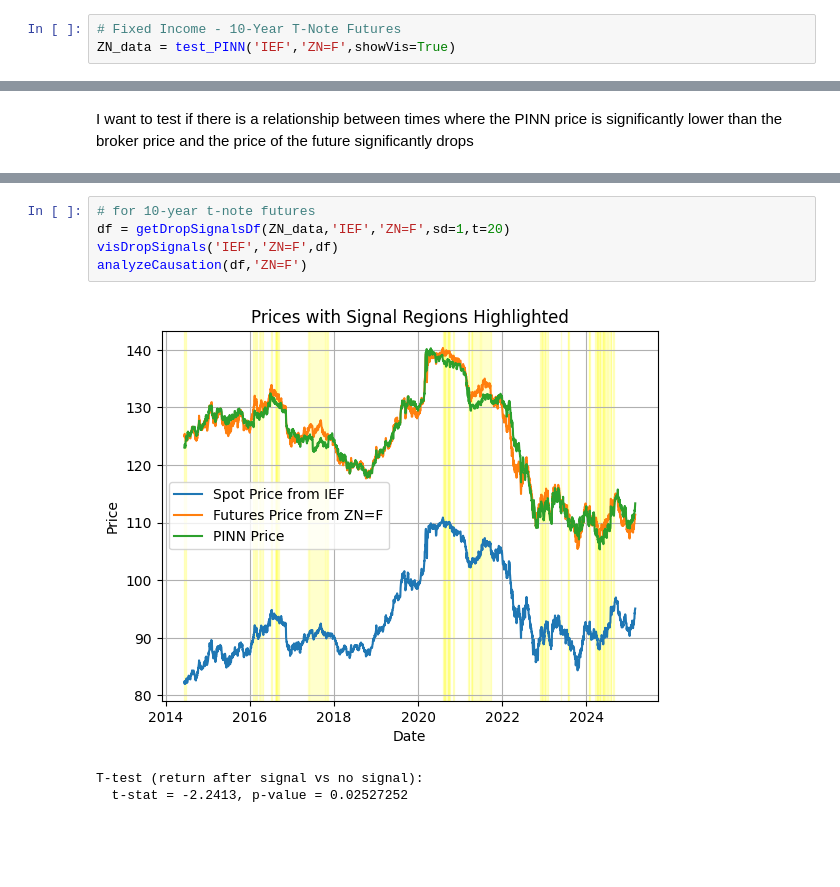
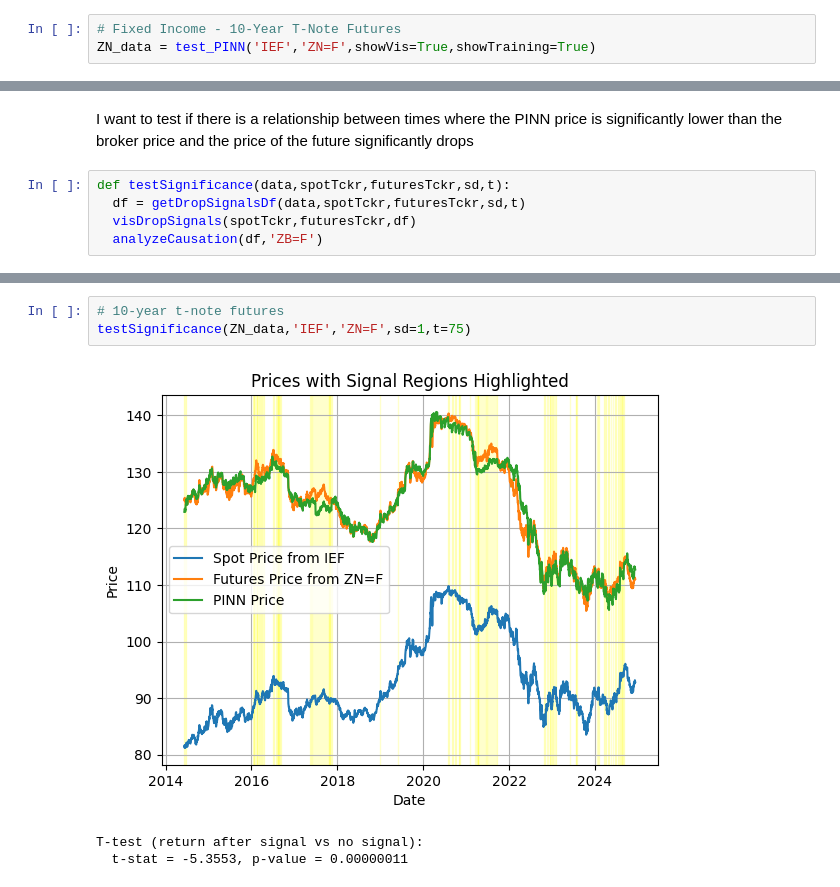
Before and after one commit to andriaglz/PINN_Futures_Pricing_Signals, a Jupyter notebook: PINN_futuresPricing.ipynb, the cells around one changed output, grey strips where cells are left out. Saved outputs shown, nothing was run; the diff lists cells and outputs as text; blank space fills up the shorter version.

```diff
--- a/PINN_futuresPricing.ipynb
+++ b/PINN_futuresPricing.ipynb
@@ -572,7 +538,7 @@ pd.DataFrame({'Asset Type':assetType,'Asset':asset,'Futures Ticker':futuresTckr,
 ### Testing the PINN Across Asset Classes
 # %%
 # Fixed Income - 10-Year T-Note Futures
-ZN_data = test_PINN('IEF','ZN=F',showVis=True)
+ZN_data = test_PINN('IEF','ZN=F',showVis=True,showTraining=True)
 # %% [output]
 [*********************100%***********************]  1 of 1 completed
 [*********************100%***********************]  1 of 1 completed
@@ -630,3 +609,8 @@ Final Test Total Loss: 0.0007
 # %% [markdown]
 I want to test if there is a relationship between times where the PINN price is significantly lower than the broker price and the price of the future significantly drops
+# %%
+def testSignificance(data,spotTckr,futuresTckr,sd,t):
+  df = getDropSignalsDf(data,spotTckr,futuresTckr,sd,t)
+  visDropSignals(spotTckr,futuresTckr,df)
+  analyzeCausation(df,'ZB=F')
 # %%
@@ -641,9 +623,7 @@ T‑test (return after signal vs no signal):
 # %%
-# for 10-year t-note futures
-df = getDropSignalsDf(ZN_data,'IEF','ZN=F',sd=1,t=20)
-visDropSignals('IEF','ZN=F',df)
-analyzeCausation(df,'ZN=F')
+# 10-year t-note futures
+testSignificance(ZN_data,'IEF','ZN=F',sd=1,t=75)
 # %% [output]
-[figure, old version]
+[figure, new version]
 T‑test (return after signal vs no signal):
-  t‑stat = -2.2413, p‑value = 0.02527252
+  t‑stat = -5.3553, p‑value = 0.00000011
```
Also changed, not shown: parts of 18 cells of this notebook.
